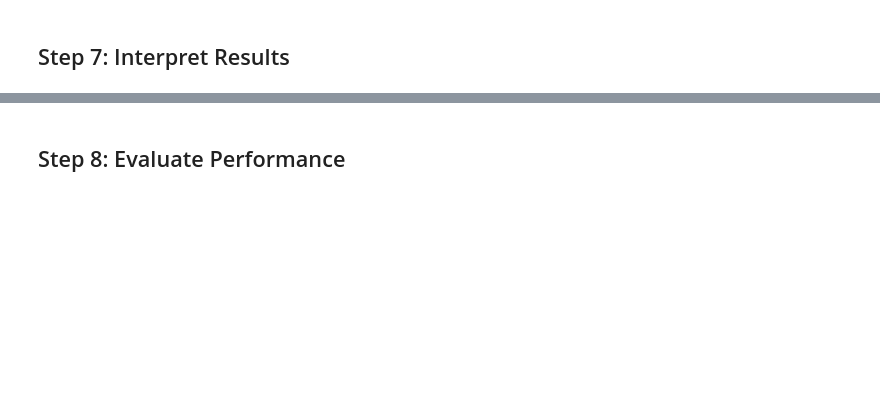
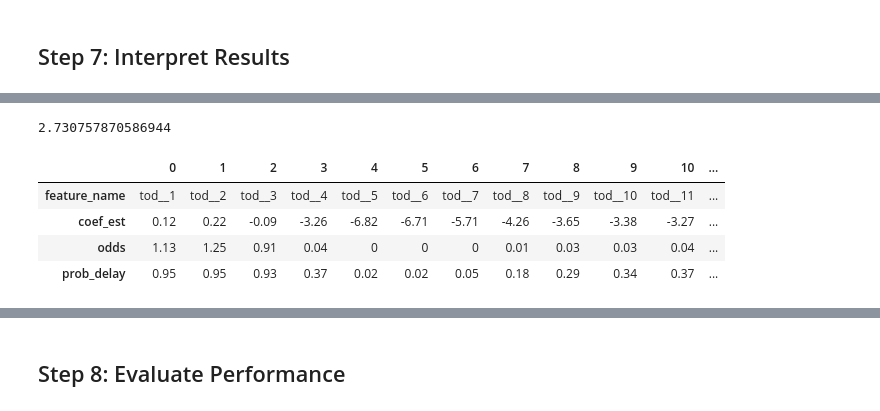
Before and after one commit to winter777/Stats-404-W19-Statistical-Computing, a Jupyter notebook: Class3/Intro-to-sklearn.ipynb, the cells around one changed output, grey strips where cells are left out. Cells and saved outputs as stored; diff of their text form; code cells hidden in the pictures; blank space fills up the shorter version.

Commit message:
Class3: Add associated JupyterLab notebook

```diff
--- a/Class3/Intro-to-sklearn.ipynb
+++ b/Class3/Intro-to-sklearn.ipynb
@@ -302,0 +314,15 @@ array([2.73075787])
+# %%
+# DataFrame of feature coefficients:
+coefficients = [round(x, 2) for x in est_model.coef_.tolist()[0]]
+coef_df = pd.concat([pd.DataFrame(X.columns),
+                     pd.DataFrame(coefficients)],
+                    axis = 1)
+coef_df.columns = ["feature_name", "coef_est"]
+
+# DataFrame of intercept coefficient:
+intercept_df = pd.DataFrame(["intercept", est_model.intercept_.tolist()[0]]).T
+intercept_df.columns = ["feature_name", "coef_est"]
+
+# Combined DataFrame:
+coef_df = coef_df.append(intercept_df)
+coef_df.head()
@@ -303,2 +336,29 @@ array([2.73075787])
 # %%
-# [round(x, 2) for x in est_model.coef_.tolist()[0]]
+# Compute odds:
+coef_df["odds"] = [round(np.exp(x), 2) for x in coef_df['coef_est']]
+# %%
+# Compute probabilities, which need intercept:
+intercept = intercept_df['coef_est'].values.tolist()[0]
+intercept
+# %% [output]
+2.730757870586944
+# %%
+def inverse_logit(intercept, coefficient):
+    """Fcn to help calculate probability associated with flight delay,
+       given our variable.
+    """
+    if coefficient == intercept:
+        # Make sure we don't double-count the intercept:
+        coefficient = 0
+    inv_logit = np.exp(intercept + coefficient)/(1+np.exp(intercept + coefficient))
+    return round(inv_logit, 2)
+
+coef_df["prob_delay"] = [inverse_logit(intercept, x) for x in coef_df['coef_est']]
+# %%
+coef_df.T
+# %% [output]
+|  | 0 | 1 | 2 | 3 | 4 | 5 | 6 | 7 | 8 | 9 | 10 | ... |
+| feature_name | tod__1 | tod__2 | tod__3 | tod__4 | tod__5 | tod__6 | tod__7 | tod__8 | tod__9 | tod__10 | tod__11 | ... |
+| coef_est | 0.12 | 0.22 | -0.09 | -3.26 | -6.82 | -6.71 | -5.71 | -4.26 | -3.65 | -3.38 | -3.27 | ... |
+| odds | 1.13 | 1.25 | 0.91 | 0.04 | 0 | 0 | 0 | 0.01 | 0.03 | 0.03 | 0.04 | ... |
+| prob_delay | 0.95 | 0.95 | 0.93 | 0.37 | 0.02 | 0.02 | 0.05 | 0.18 | 0.29 | 0.34 | 0.37 | ... |
```
Also changed, not shown: parts of 45 cells of this notebook.
